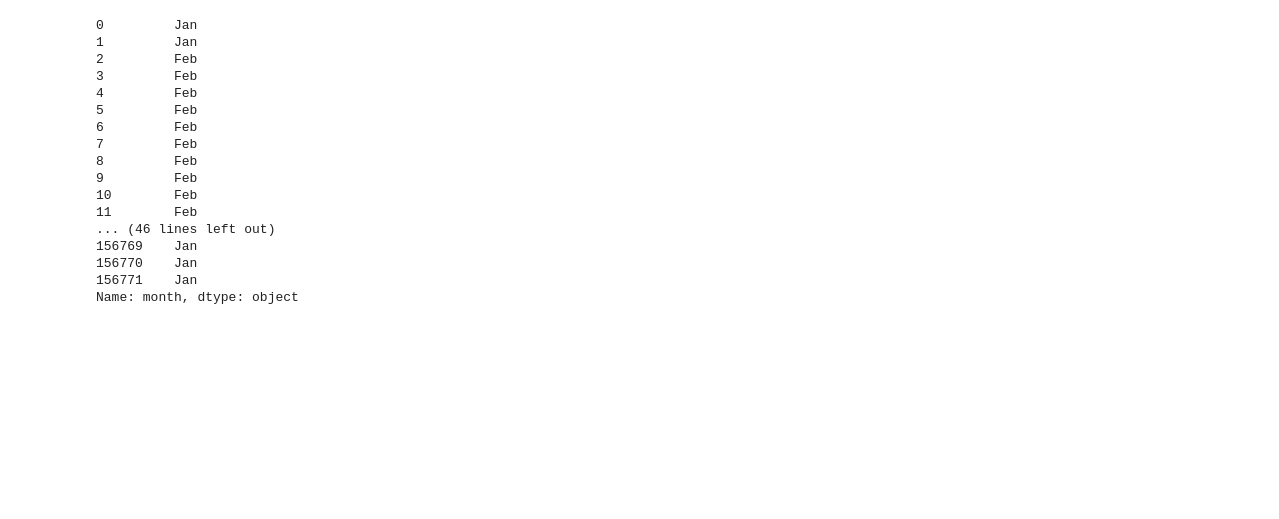
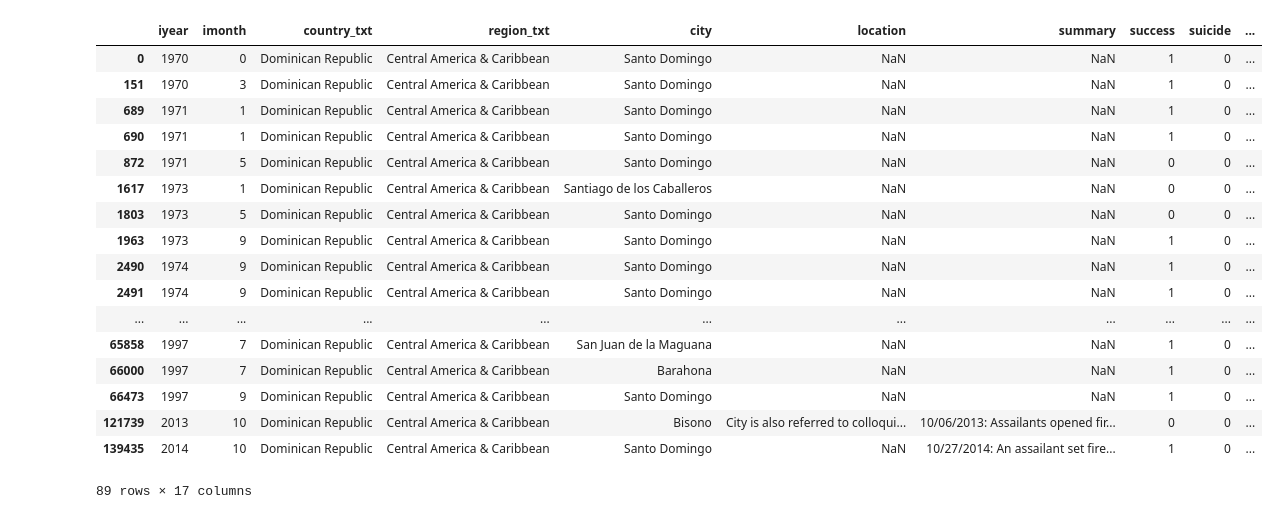
Before and after one commit to mukultaneja/dataset-analysis, a Jupyter notebook: Kaggle/GlobalTerrorism/global-terrorism-vis/global-terrorim-vis.ipynb, the cells around one changed output. Cells and saved outputs as stored; diff of their text form; code cells hidden in the pictures; blank space fills up the shorter version.

```diff
--- a/Kaggle/GlobalTerrorism/global-terrorism-vis/global-terrorim-vis.ipynb
+++ b/Kaggle/GlobalTerrorism/global-terrorism-vis/global-terrorim-vis.ipynb
@@ -32,23 +32,3 @@ data = pd.read_csv('global-terror-data.csv', index_col=0)
 col_labels = ['1970-1979', '1980-1989', '1990-1999', '2000-2009', '2010-2015']
 data['year'] = data.apply(lambda x: add_year_col(x), axis=1)
 data.to_csv('global-terror-data.csv', index=True)
-# %%
-data['month']
-# %% [output]
-0         Jan
-1         Jan
-2         Feb
-3         Feb
-4         Feb
-5         Feb
-6         Feb
-7         Feb
-8         Feb
-9         Feb
-10        Feb
-11        Feb
-... (46 lines left out)
-156769    Jan
-156770    Jan
-156771    Jan
-Name: month, dtype: object
@@ -54,0 +44,29 @@ Name: month, dtype: object
+# %%
+import pandas as pd
+
+
+data = pd.read_csv('global-terror-data.csv', index_col=0)
+# data.fillna('NA')
+# data.to_csv('global-terror-data.csv')
+data = data[data['region_txt'] == 'Central America & Caribbean']
+data = data[data['country_txt'] == 'Dominican Republic']
+data.locatio
+# %% [output]
+|  | iyear | imonth | country_txt | region_txt | city | location | summary | success | suicide | ... |
+| 0 | 1970 | 0 | Dominican Republic | Central America & Caribbean | Santo Domingo | NaN | NaN | 1 | 0 | ... |
+| 151 | 1970 | 3 | Dominican Republic | Central America & Caribbean | Santo Domingo | NaN | NaN | 1 | 0 | ... |
+| 689 | 1971 | 1 | Dominican Republic | Central America & Caribbean | Santo Domingo | NaN | NaN | 1 | 0 | ... |
+| 690 | 1971 | 1 | Dominican Republic | Central America & Caribbean | Santo Domingo | NaN | NaN | 1 | 0 | ... |
+| 872 | 1971 | 5 | Dominican Republic | Central America & Caribbean | Santo Domingo | NaN | NaN | 0 | 0 | ... |
+| 1617 | 1973 | 1 | Dominican Republic | Central America & Caribbean | Santiago de los Caballeros | NaN | NaN | 0 | 0 | ... |
+| 1803 | 1973 | 5 | Dominican Republic | Central America & Caribbean | Santo Domingo | NaN | NaN | 0 | 0 | ... |
+| 1963 | 1973 | 9 | Dominican Republic | Central America & Caribbean | Santo Domingo | NaN | NaN | 1 | 0 | ... |
+| 2490 | 1974 | 9 | Dominican Republic | Central America & Caribbean | Santo Domingo | NaN | NaN | 1 | 0 | ... |
+| 2491 | 1974 | 9 | Dominican Republic | Central America & Caribbean | Santo Domingo | NaN | NaN | 1 | 0 | ... |
+| ... | ... | ... | ... | ... | ... | ... | ... | ... | ... | ... |
+| 65858 | 1997 | 7 | Dominican Republic | Central America & Caribbean | San Juan de la Maguana | NaN | NaN | 1 | 0 | ... |
+| 66000 | 1997 | 7 | Dominican Republic | Central America & Caribbean | Barahona | NaN | NaN | 1 | 0 | ... |
+| 66473 | 1997 | 9 | Dominican Republic | Central America & Caribbean | Santo Domingo | NaN | NaN | 1 | 0 | ... |
+| 121739 | 2013 | 10 | Dominican Republic | Central America & Caribbean | Bisono | City is also referred to colloqui... | 10/06/2013: Assailants opened fir... | 0 | 0 | ... |
+| 139435 | 2014 | 10 | Dominican Republic | Central America & Caribbean | Santo Domingo | NaN | 10/27/2014: An assailant set fire... | 1 | 0 | ... |
+89 rows × 17 columns
```
Also changed, not shown: parts of 1 cell of this notebook, 8 other files.
